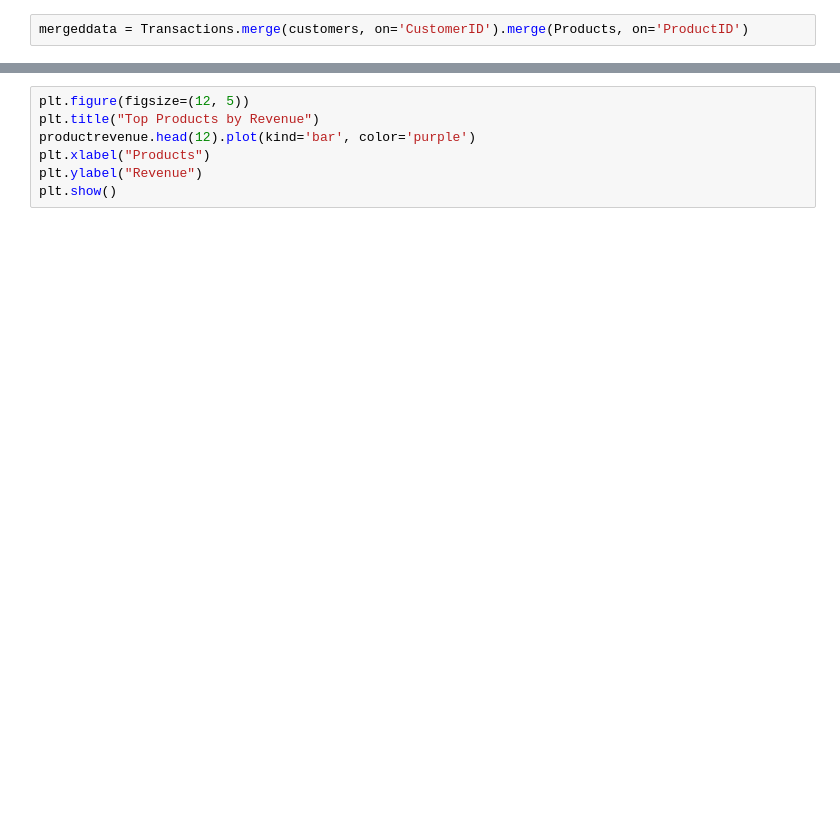
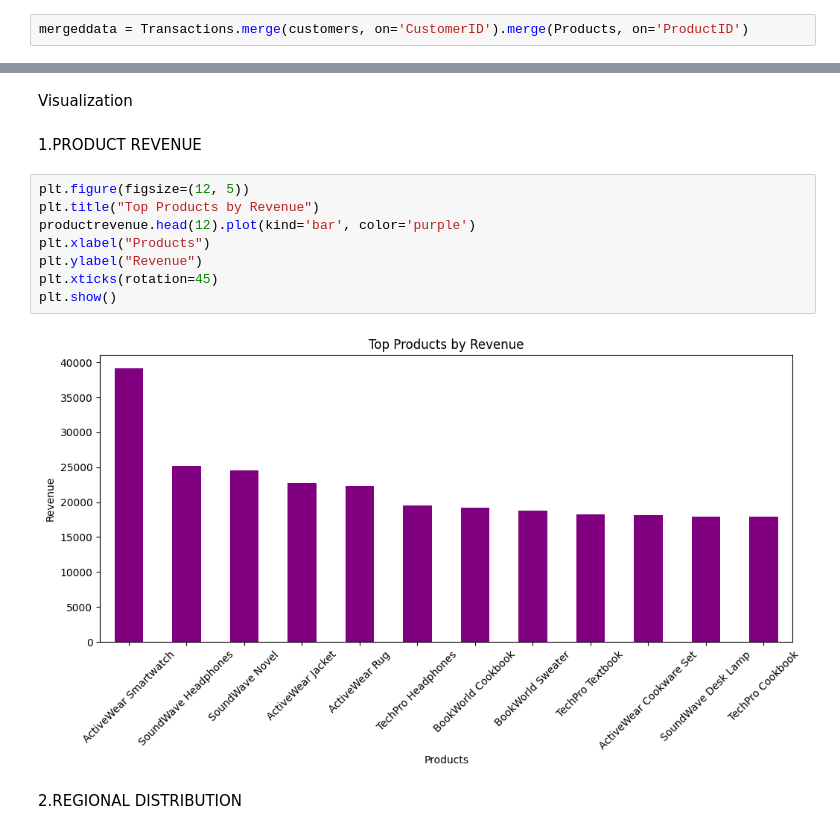
Before and after one commit to tarushi-31/Tarushi_Data_Science, a Jupyter notebook: Tarushi_Saraj_EDA.ipynb, the cells around one changed output, grey strips where cells are left out. Cells and saved outputs as stored; diff of their text form; blank space fills up the shorter version.

```diff
--- a/Tarushi_Saraj_EDA.ipynb
+++ b/Tarushi_Saraj_EDA.ipynb
@@ -60,10 +305,19 @@ print("\nTop Categories by Revenue:\n", categoryrevenue.head())
+# %% [markdown]
+Visualization
+# %% [markdown]
+1.PRODUCT REVENUE
 # %%
 plt.figure(figsize=(12, 5))
 plt.title("Top Products by Revenue")
 productrevenue.head(12).plot(kind='bar', color='purple')
 plt.xlabel("Products")
 plt.ylabel("Revenue")
+plt.xticks(rotation=45)
 plt.show()
+# %% [output]
+[figure, added]
+# %% [markdown]
+2.REGIONAL DISTRIBUTION
 # %%
 plt.figure(figsize=(10, 5))
 plt.title("Customers by Region")
```
Also changed, not shown: parts of 55 cells of this notebook, 3 other files.
